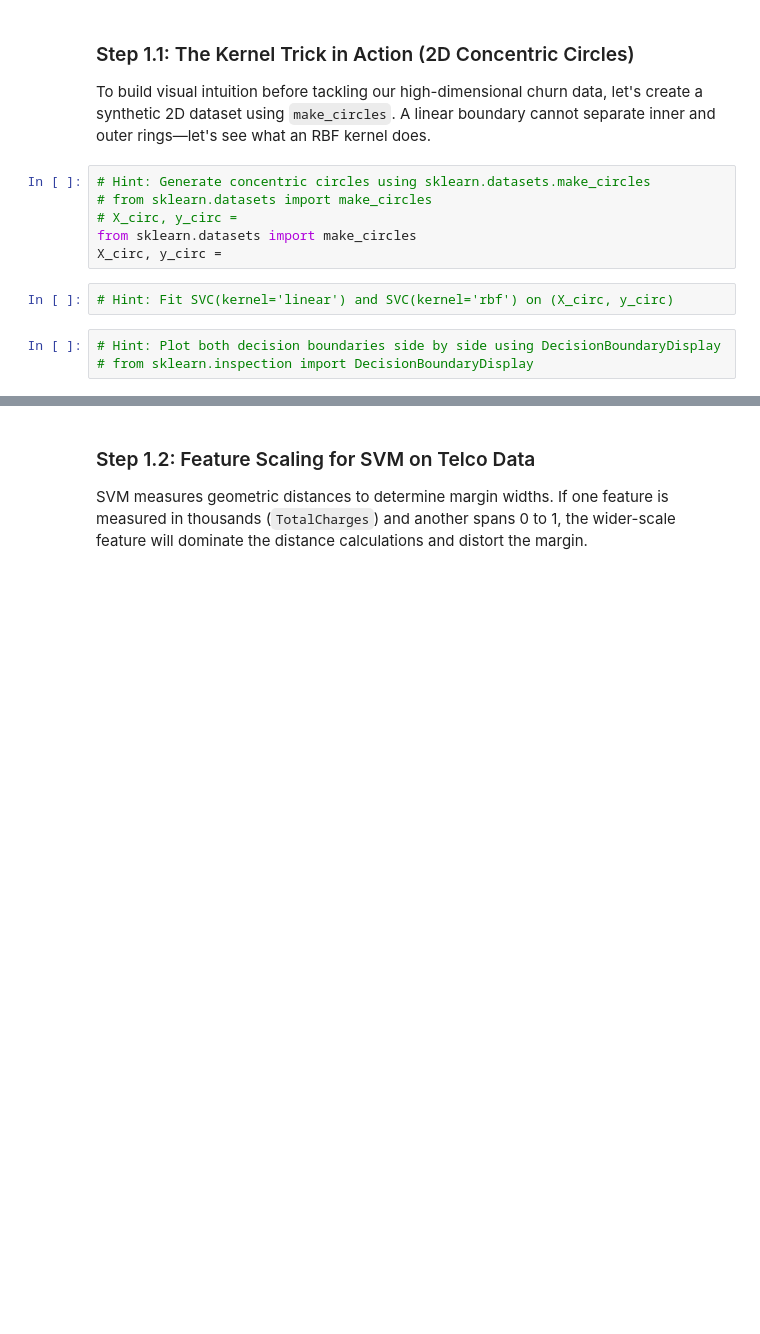
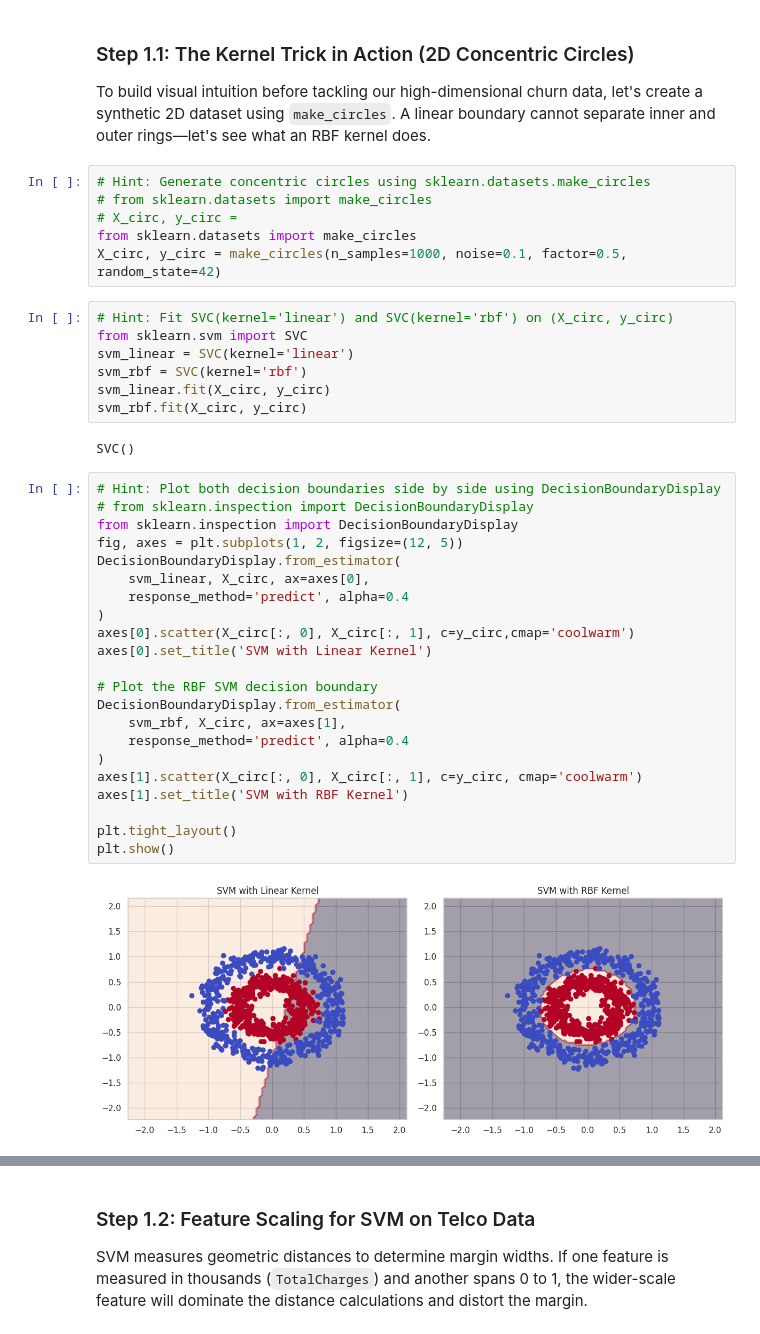
Before and after one commit to siddhigogri/SiddhiGogri_LP_Synapse26, a Jupyter notebook: SynapseTask_LP_2B.ipynb, the cells around one changed output, grey strips where cells are left out. Cells and saved outputs as stored; diff of their text form; blank space fills up the shorter version.

```diff
--- a/SynapseTask_LP_2B.ipynb
+++ b/SynapseTask_LP_2B.ipynb
@@ -84,11 +84,39 @@ To build visual intuition before tackling our high-dimensional churn data, let's
 # from sklearn.datasets import make_circles
 # X_circ, y_circ =
 from sklearn.datasets import make_circles
-X_circ, y_circ =
+X_circ, y_circ = make_circles(n_samples=1000, noise=0.1, factor=0.5, random_state=42)
 # %%
 # Hint: Fit SVC(kernel='linear') and SVC(kernel='rbf') on (X_circ, y_circ)
+from sklearn.svm import SVC
+svm_linear = SVC(kernel='linear')
+svm_rbf = SVC(kernel='rbf')
+svm_linear.fit(X_circ, y_circ)
+svm_rbf.fit(X_circ, y_circ)
+# %% [output]
+SVC()
-# %%
-# Hint: Plot both decision boundaries side by side using DecisionBoundaryDisplay
-# from sklearn.inspection import DecisionBoundaryDisplay
+# %%
+# Hint: Plot both decision boundaries side by side using DecisionBoundaryDisplay
+# from sklearn.inspection import DecisionBoundaryDisplay
+from sklearn.inspection import DecisionBoundaryDisplay
+fig, axes = plt.subplots(1, 2, figsize=(12, 5))
+DecisionBoundaryDisplay.from_estimator(
+    svm_linear, X_circ, ax=axes[0],
+    response_method='predict', alpha=0.4
+)
+axes[0].scatter(X_circ[:, 0], X_circ[:, 1], c=y_circ,cmap='coolwarm')
+axes[0].set_title('SVM with Linear Kernel')
+
+# Plot the RBF SVM decision boundary
+DecisionBoundaryDisplay.from_estimator(
+    svm_rbf, X_circ, ax=axes[1],
+    response_method='predict', alpha=0.4
+)
+axes[1].scatter(X_circ[:, 0], X_circ[:, 1], c=y_circ, cmap='coolwarm')
+axes[1].set_title('SVM with RBF Kernel')
+
+plt.tight_layout()
+plt.show()
+# %% [output]
+[figure, added]
 # %% [markdown]
 **Question:** Why does the linear kernel fail completely on this concentric dataset, and what does the RBF kernel do differently to carve out that circular boundary? Explain in plain English without formulas. 🤔
```
Also changed, not shown: parts of 3 cells of this notebook.
